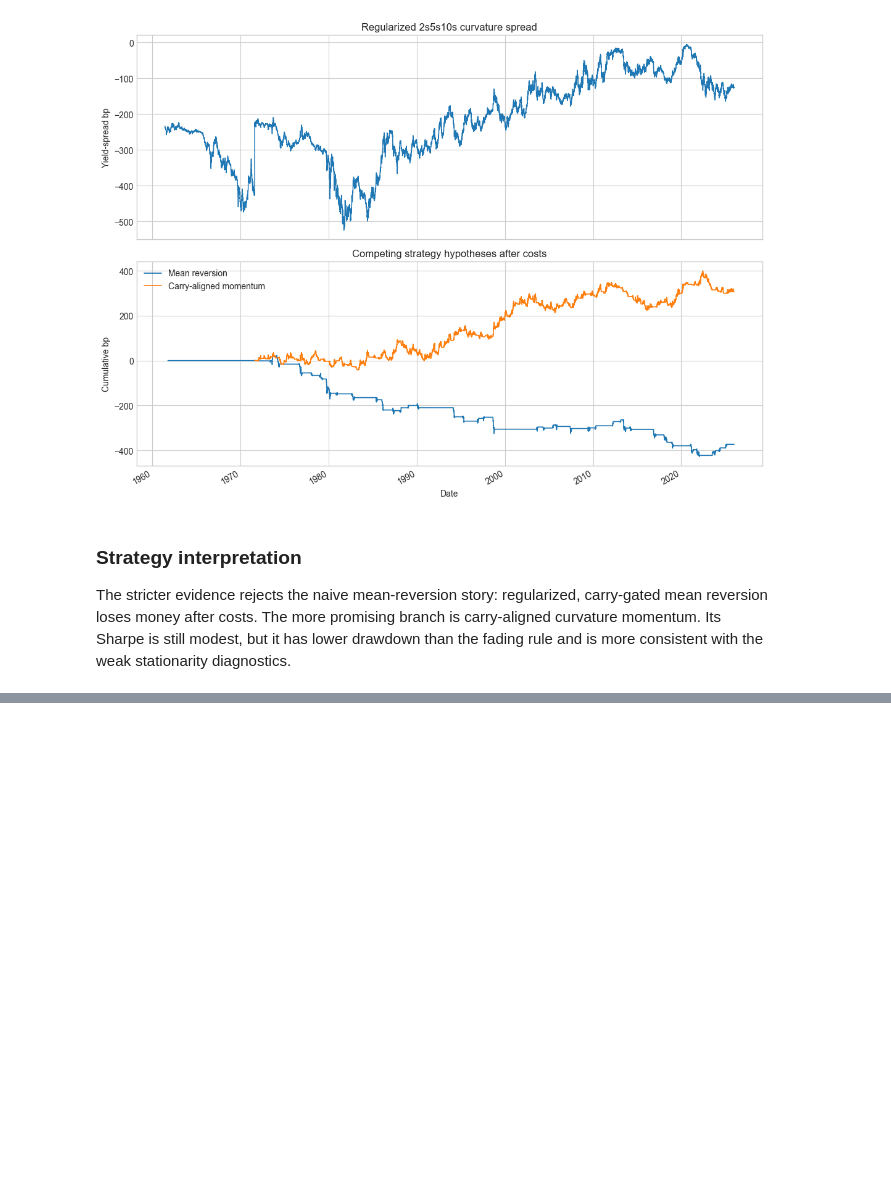
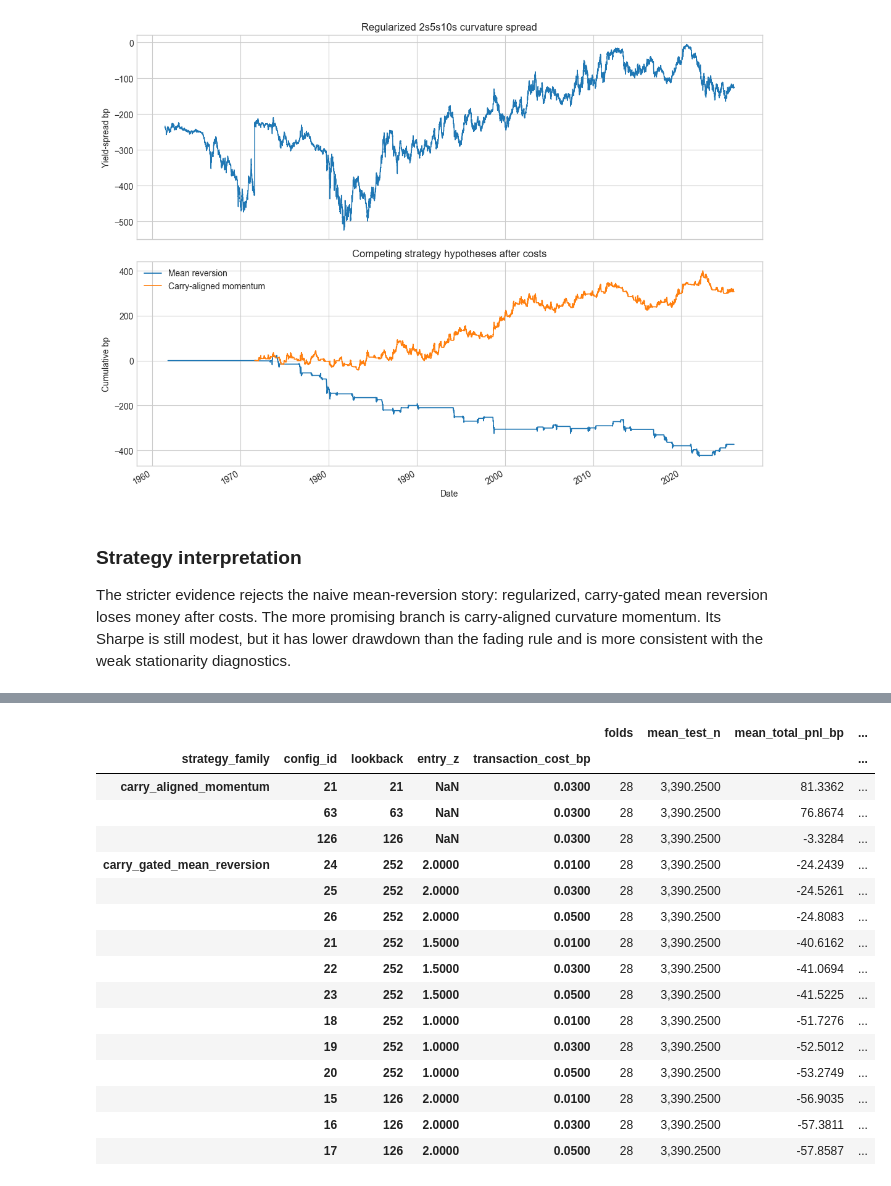
Before and after one commit to dhruvk1432/Fixed_Income_Project, a Jupyter notebook: Treasury_PCA_Butterfly_Relative_Value.ipynb, the cells around one changed output, grey strips where cells are left out. Drawn from its saved outputs; the diff is of its cells as text; code cells hidden in the pictures; blank space fills up the shorter version.

```diff
--- a/Treasury_PCA_Butterfly_Relative_Value.ipynb
+++ b/Treasury_PCA_Butterfly_Relative_Value.ipynb
@@ -527,0 +534,61 @@ The stricter evidence rejects the naive mean-reversion story: regularized, carry
+# %%
+from treasury_pca_butterfly import (
+    PurgedSplitConfig,
+    covariance_random_walk_strategy_null,
+    factor_residual_block_bootstrap_null,
+    strategy_family_cpcv_table,
+    summarize_strategy_validation,
+    walk_forward_strategy_selection,
+)
+
+treasury_split_config = PurgedSplitConfig(
+    n_groups=8,
+    n_test_groups=2,
+    label_horizon=42,
+    embargo=5,
+)
+
+rv_validation_configs = [
+    RelativeValueConfig(
+        entry_z=entry,
+        exit_z=0.25,
+        lookback=lookback,
+        max_hold_days=42,
+        transaction_cost_bp=cost,
+        target_daily_vol_bp=2.50,
+        max_abs_position=1.50,
+        carry_tolerance_bp=0.05,
+    )
+    for lookback in (63, 126, 252)
+    for entry in (1.0, 1.5, 2.0)
+    for cost in (0.01, 0.03, 0.05)
+]
+
+rv_cpcv = strategy_family_cpcv_table(
+    regularized_spread,
+    regularized_carry,
+    rv_validation_configs,
+    momentum_lookbacks=(21, 63, 126),
+    split_config=treasury_split_config,
+)
+rv_cpcv_summary = summarize_strategy_validation(rv_cpcv)
+
+display(rv_cpcv_summary.head(15).round(4))
+# %% [output]
+|  |  |  |  |  | folds | mean_test_n | mean_total_pnl_bp | ... |
+| strategy_family | config_id | lookback | entry_z | transaction_cost_bp |  |  |  | ... |
+| carry_aligned_momentum | 21 | 21 | NaN | 0.0300 | 28 | 3,390.2500 | 81.3362 | ... |
+|  | 63 | 63 | NaN | 0.0300 | 28 | 3,390.2500 | 76.8674 | ... |
+|  | 126 | 126 | NaN | 0.0300 | 28 | 3,390.2500 | -3.3284 | ... |
+| carry_gated_mean_reversion | 24 | 252 | 2.0000 | 0.0100 | 28 | 3,390.2500 | -24.2439 | ... |
+|  | 25 | 252 | 2.0000 | 0.0300 | 28 | 3,390.2500 | -24.5261 | ... |
+|  | 26 | 252 | 2.0000 | 0.0500 | 28 | 3,390.2500 | -24.8083 | ... |
+|  | 21 | 252 | 1.5000 | 0.0100 | 28 | 3,390.2500 | -40.6162 | ... |
+|  | 22 | 252 | 1.5000 | 0.0300 | 28 | 3,390.2500 | -41.0694 | ... |
+|  | 23 | 252 | 1.5000 | 0.0500 | 28 | 3,390.2500 | -41.5225 | ... |
+|  | 18 | 252 | 1.0000 | 0.0100 | 28 | 3,390.2500 | -51.7276 | ... |
+|  | 19 | 252 | 1.0000 | 0.0300 | 28 | 3,390.2500 | -52.5012 | ... |
+|  | 20 | 252 | 1.0000 | 0.0500 | 28 | 3,390.2500 | -53.2749 | ... |
+|  | 15 | 126 | 2.0000 | 0.0100 | 28 | 3,390.2500 | -56.9035 | ... |
+|  | 16 | 126 | 2.0000 | 0.0300 | 28 | 3,390.2500 | -57.3811 | ... |
+|  | 17 | 126 | 2.0000 | 0.0500 | 28 | 3,390.2500 | -57.8587 | ... |
```
Also changed, not shown: parts of 6 cells of this notebook, 6 other files.
